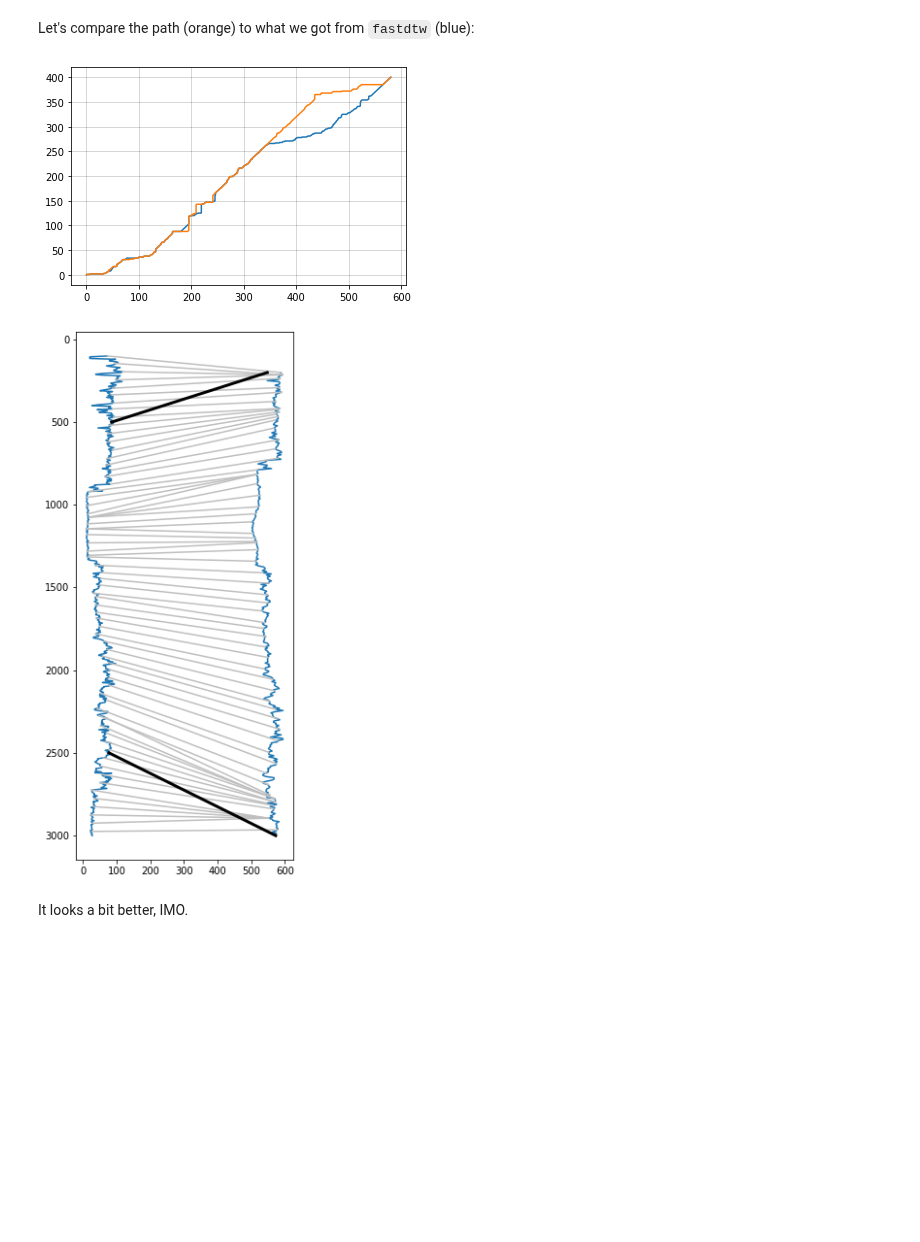
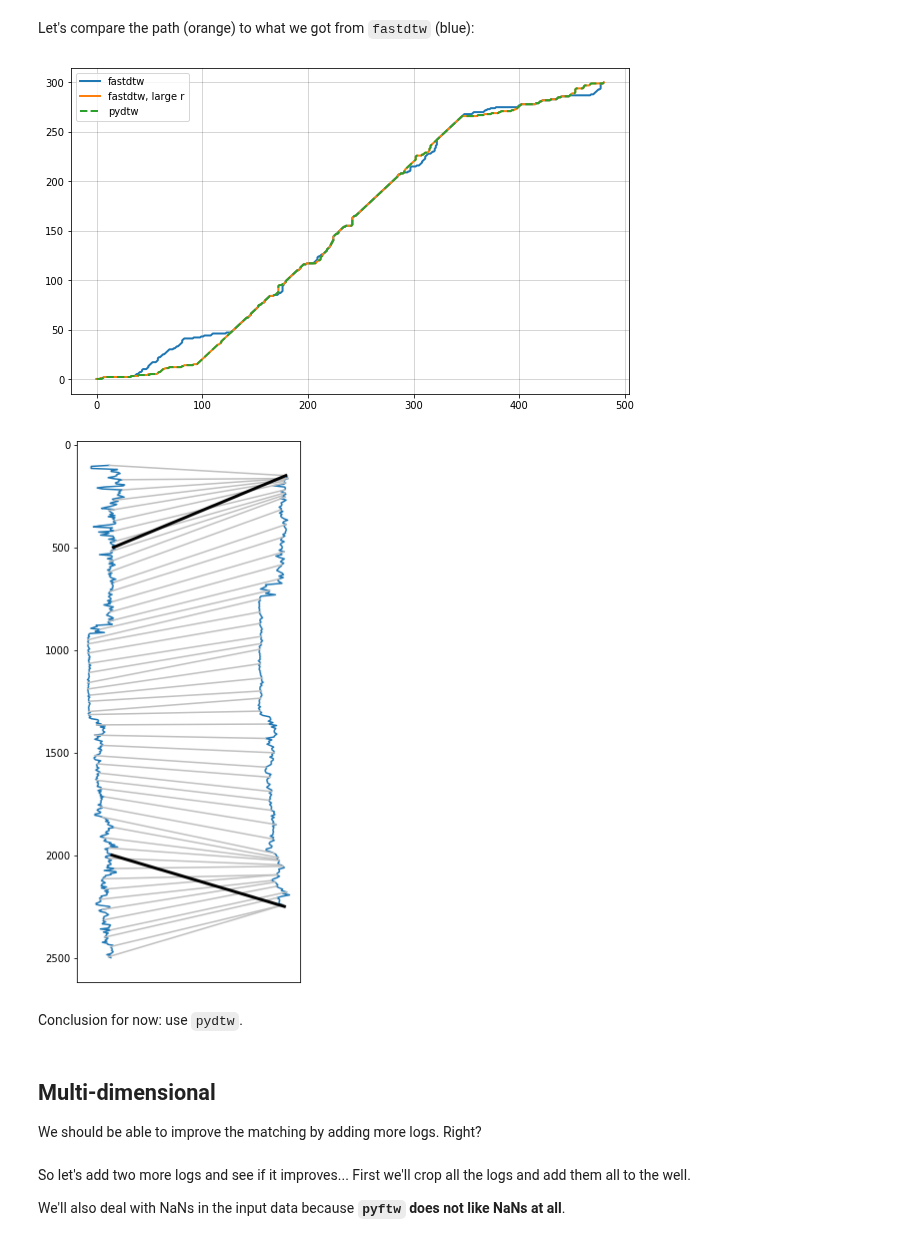
Before and after one commit to kwinkunks/notebooks, a Jupyter notebook: Dynamic_time_warping_logs.ipynb, the cells around one changed output. Cells and saved outputs as stored; diff of their text form; code cells hidden in the pictures; blank space fills up the shorter version.

Commit message:
multi-dim working

```diff
--- a/Dynamic_time_warping_logs.ipynb
+++ b/Dynamic_time_warping_logs.ipynb
@@ -75,4 +75,4 @@ gr_.plot()
 
 We'll also add noise.
 # %%
-start, stop = 500, 2500
+start, stop = 500, 2000
@@ -81,11 +79,11 @@ start_idx, stop_idx = gr_.read_at(start, index=True), gr_.read_at(stop, index=Tr
 # %%
-snip = gr_.to_basis(start=start, stop=stop)
+snip = gr_.to_basis(start=start, stop=stop).copy()
 snip.step = 7
-snip.start = 200.
+snip.start = 150.
 snip_ = snip.copy()
 
 # Comment out this line if you don't want to add noise:
-snip_ = snip + np.convolve(np.ones(20), 4*(np.random.random(snip.size) - 0.5), mode='same')
+snip_ = snip + np.convolve(np.ones(20), (snip.mean()/20)*(np.random.random(snip.size) - 0.5), mode='same')
 # %%
 fig, ax = plt.subplots(figsize=(2,10))
 ax = snip.plot(ax=ax)
@@ -145,0 +177,3 @@ compare(gr_, snip_, path, step=10, shift=500)
+# %%
+_, path_large_radius = fastdtw(gr_, snip_, radius=20, dist=dist)
+compare(gr_, snip_, path_large_radius, step=10, shift=500, stasto=(start, stop))
@@ -157,6 +193,8 @@ According to Wikipedia, it
 from pydtw import dtw1d
 
 cost_matrix, cost, alignmend_a, alignmend_b = dtw1d(gr_, snip_)
+# %%
+path_pydtw = np.array([alignmend_a, alignmend_b]).T
 # %% [markdown]
 One nice thing &mdash; we get the cost matrix:
 # %%
@@ -167,15 +206,26 @@ plt.imshow(cost_matrix, origin='lower')
 # %% [markdown]
 Let's compare the path (orange) to what we got from `fastdtw` (blue):
 # %%
-plt.plot(*path.T)
-plt.plot(*np.array([alignmend_a, alignmend_b]))
+plt.figure(figsize=(10,6))
+plt.plot(*path.T, lw=2, label='fastdtw')
+plt.plot(*np.array(path_large_radius).T, lw=2, label='fastdtw, large r')
+plt.plot(*path_pydtw.T, '--', lw=2, label='pydtw')
 plt.grid(c='k', alpha=0.2)
+plt.legend()
+plt.show()
 # %% [output]
-[figure, old version]
+[figure, new version]
 # %%
-path = list(zip(alignmend_a, alignmend_b))
-compare(gr_, snip_, path, step=10, shift=500)
+compare(gr_, snip_, path_pydtw, step=10, shift=500, stasto=(start, stop))
 # %% [output]
-[figure, old version]
+[figure, new version]
-# %% [markdown]
-It looks a bit better, IMO.
+# %% [markdown]
+Conclusion for now: use `pydtw`.
+# %% [markdown]
+## Multi-dimensional
+
+We should be able to improve the matching by adding more logs. Right?
+# %% [markdown]
+So let's add two more logs and see if it improves... First we'll crop all the logs and add them all to the well.
+
+We'll also deal with NaNs in the input data because **`pyftw` does not like NaNs at all**.
```
Also changed, not shown: parts of 26 cells of this notebook.
